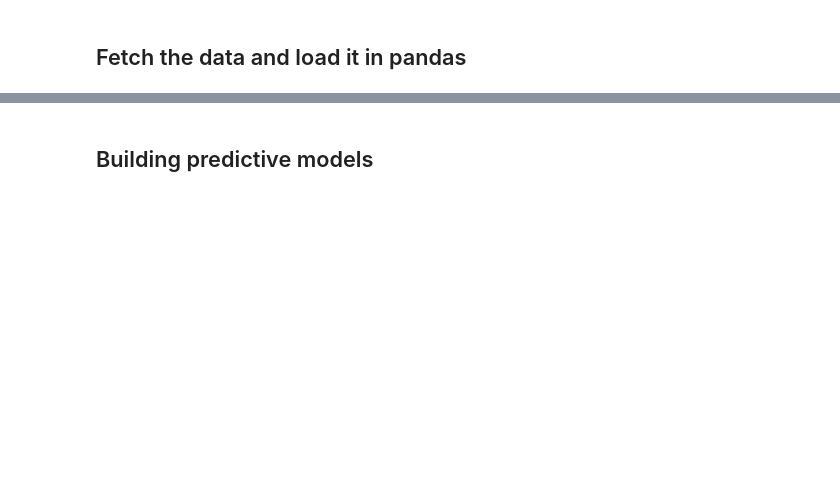
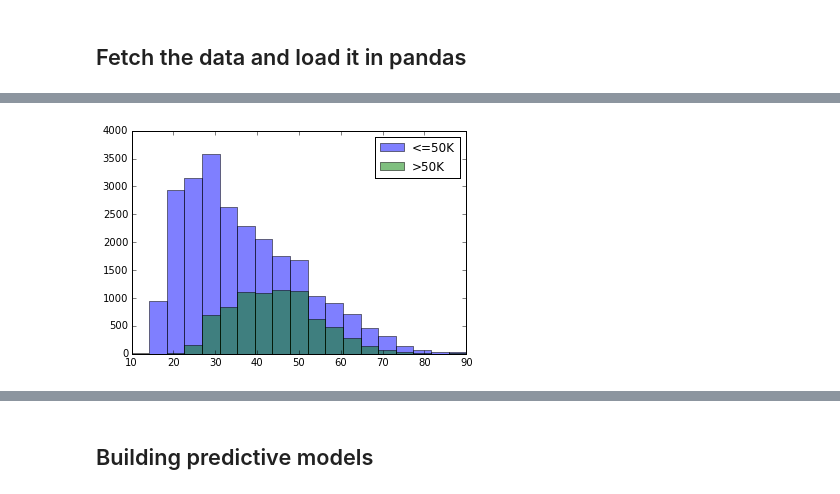
Before and after one commit to ogrisel/notebooks, a Jupyter notebook: sklearn_demos/Income classification.ipynb, the cells around one changed output, grey strips where cells are left out. Drawn from its saved outputs; the diff is of its cells as text; code cells hidden in the pictures; blank space fills up the shorter version.

```diff
--- a/sklearn_demos/Income classification.ipynb
+++ b/sklearn_demos/Income classification.ipynb
@@ -48 +147,11 @@ target_names
+# %%
+low_income = data[data['income'] == ' <=50K']
+high_income = data[data['income'] == ' >50K']
+
+bins = np.linspace(10, 90, 20)
+plt.hist(low_income['age'].values, bins=bins, alpha=0.5, label='<=50K')
+plt.hist(high_income['age'].values, bins=bins, alpha=0.5, label='>50K')
+plt.legend(loc='best');
+# %% [output]
+[figure, added]
 # %%
```
Also changed, not shown: parts of 42 cells of this notebook, 2 other files.
